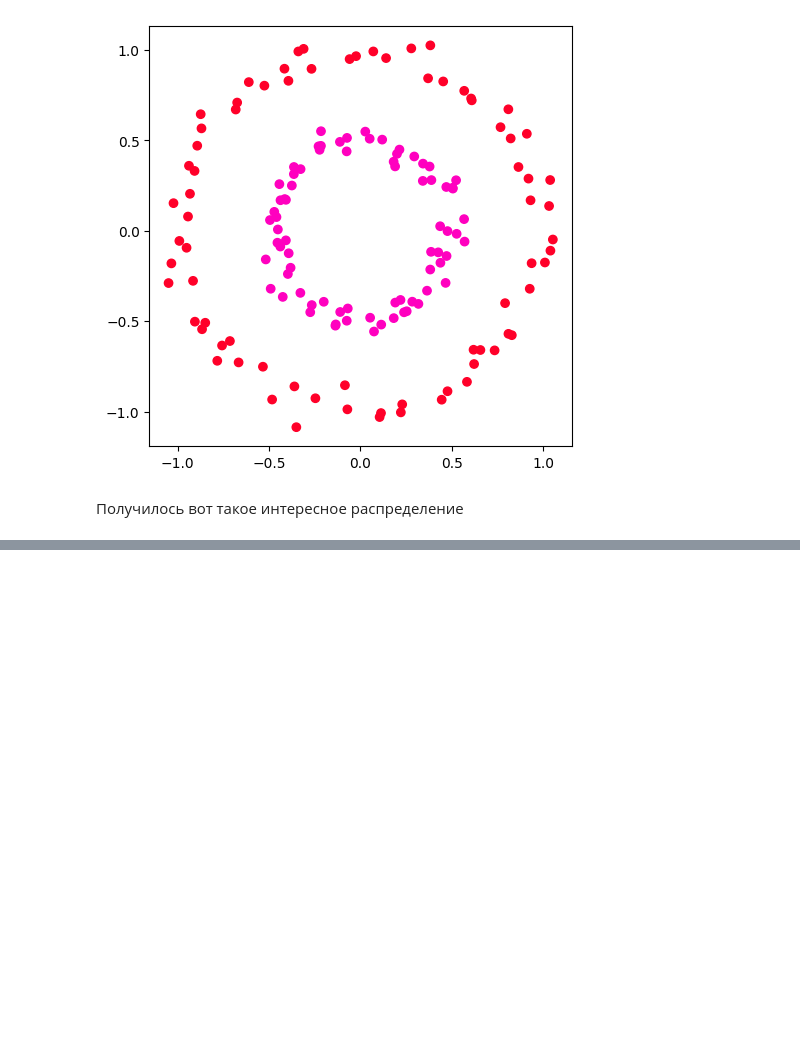
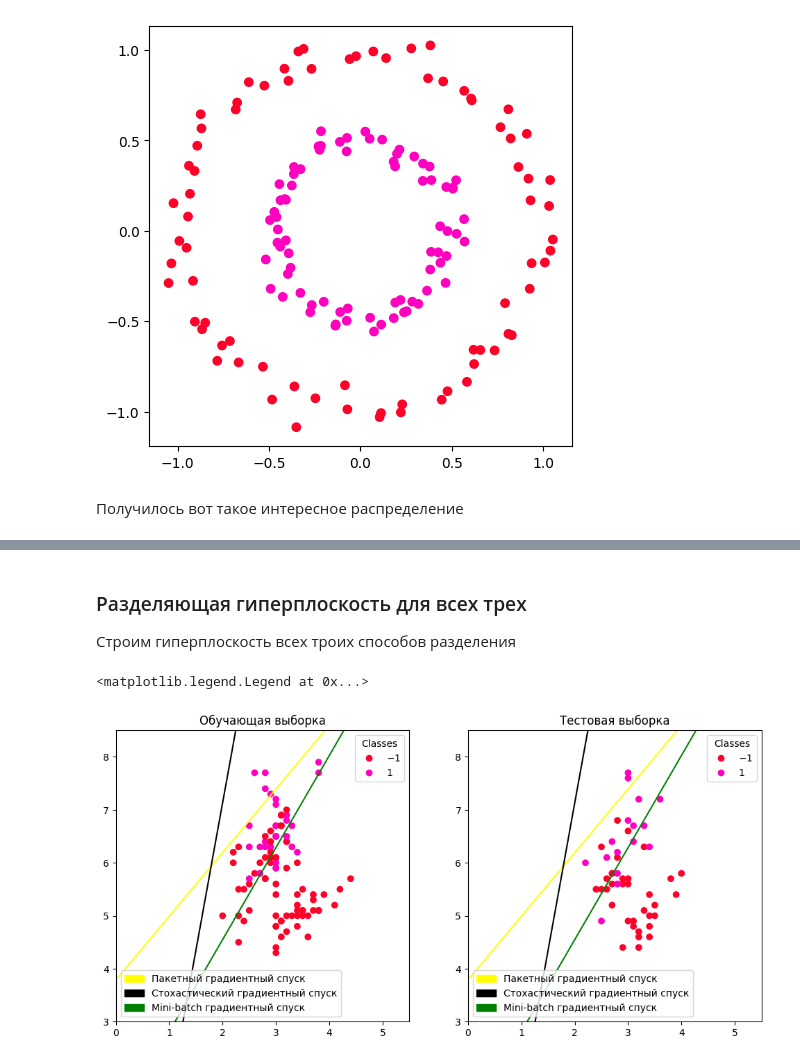
Before and after one commit to J0hnLenin/MachineLearningLabs, a Jupyter notebook: Lab06.ipynb, the cells around one changed output, grey strips where cells are left out. Cells and saved outputs as stored; diff of their text form; code cells hidden in the pictures; blank space fills up the shorter version.

```diff
--- a/Lab06.ipynb
+++ b/Lab06.ipynb
@@ -1342,0 +1529,71 @@ ax.add_artist(legend1)
+# %% [markdown]
+### Разделяющая гиперплоскость для всех трех
+
+Строим гиперплоскость всех троих способов разделения
+# %%
+x1 = np.arange(-10, 15, 0.05)
+x2 = np.arange(-10, 15, 0.05)
+
+
+xgrid, ygrid = np.meshgrid(x1, x2)
+
+svm_w = svm.w
+svm_stochastic_w = svm_stochastic.w
+svm_mini_batch_w = svm_mini_batch.w
+
+svm_z = svm_w[0] + svm_w[2] * xgrid + svm_w[1]*ygrid
+svm_stochastic_z = svm_stochastic_w[0] + svm_stochastic_w[2] * xgrid + svm_stochastic_w[1]*ygrid
+svm_mini_batch_z = svm_mini_batch_w[0] + svm_mini_batch_w[2] * xgrid + svm_mini_batch_w[1]*ygrid
+
+fig = plt.figure(figsize=(12, 12))
+
+# Обучающая выборка
+
+ax = fig.add_subplot(221)
+
+
+scatter = ax.scatter(X_train[:, 1], X_train[:, 0], c=y_train, cmap="gist_rainbow", marker="o")
+plt.contour(x1, x2, svm_z, colors="yellow", levels=[0])
+plt.contour(x1, x2, svm_stochastic_z, colors="black", levels=[0])
+plt.contour(x1, x2, svm_mini_batch_z, colors="green", levels=[0])
+
+svm_patch = mpatches.Patch(color="yellow", label='Пакетный градиентный спуск')
+svm_s_patch = mpatches.Patch(color="black", label='Стохастический градиентный спуск')
+svm_m_patch = mpatches.Patch(color="green", label='Mini-batch градиентный спуск')
+
+plt.xlim(0, 5.5)
+plt.ylim(3, 8.5)
+
+ax.set_title('Обучающая выборка')
+legend1 = ax.legend(*scatter.legend_elements(),
+                    loc="upper right", title="Classes")
+ax.add_artist(legend1)
+ax.legend(handles=[svm_patch, svm_s_patch, svm_m_patch])
+
+
+#тестовая выборка
+ax = fig.add_subplot(222)
+
+scatter = ax.scatter(X_test[:, 1], X_test[:, 0], c=y_test, cmap="gist_rainbow", marker="o")
+
+plt.contour(x1, x2, svm_z, colors="yellow", levels=[0])
+plt.contour(x1, x2, svm_stochastic_z, colors="black", levels=[0])
+plt.contour(x1, x2, svm_mini_batch_z, colors="green", levels=[0])
+
+svm_patch = mpatches.Patch(color="yellow", label='Пакетный градиентный спуск')
+svm_s_patch = mpatches.Patch(color="black", label='Стохастический градиентный спуск')
+svm_m_patch = mpatches.Patch(color="green", label='Mini-batch градиентный спуск')
+
+plt.xlim(0, 5.5)
+plt.ylim(3, 8.5)
+
+legend1 = ax.legend(*scatter.legend_elements(),
+                    loc="upper right", title="Classes")
+
+ax.set_title('Тестовая выборка')
+ax.add_artist(legend1)
+
+ax.legend(handles=[svm_patch, svm_s_patch, svm_m_patch])
+# %% [output]
+<matplotlib.legend.Legend at 0x...>
+[figure, added]
```
Also changed, not shown: parts of 76 cells of this notebook.
